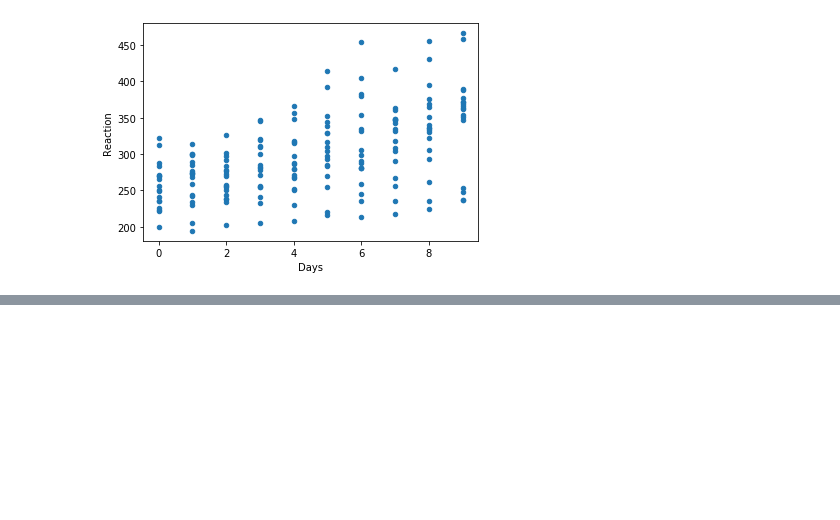
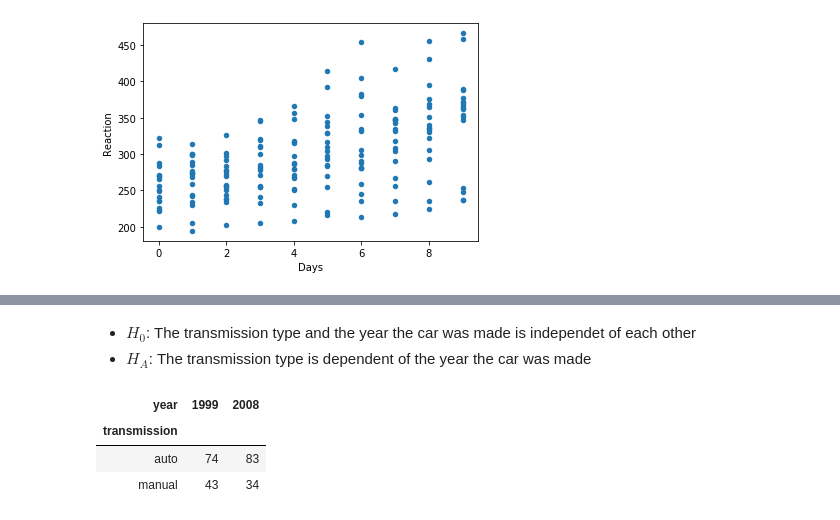
Before and after one commit to guedanie/statistics-exercises, a Jupyter notebook: hypothesis_testing.ipynb, the cells around one changed output, grey strips where cells are left out. Saved outputs shown, nothing was run; the diff lists cells and outputs as text; code cells hidden in the pictures; blank space fills up the shorter version.

```diff
--- a/hypothesis_testing.ipynb
+++ b/hypothesis_testing.ipynb
@@ -593,0 +666,3 @@ sleep.plot.scatter("Days", "Reaction")
+# %%
+mpg['transmission'] = mpg.trans.str[:-4]
+mpg.head()
@@ -593,0 +676,11 @@ sleep.plot.scatter("Days", "Reaction")
+# %% [markdown]
+* $H_0$: The transmission type and the year the car was made is independet of each other
+* $H_A$: The transmission type is dependent of the year the car was made
+# %%
+observed = pd.crosstab(mpg["transmission"], mpg.year)
+observed
+# %% [output]
+| year | 1999 | 2008 |
+| transmission |  |  |
+| auto | 74 | 83 |
+| manual | 43 | 34 |
```
Also changed, not shown: parts of 28 cells of this notebook.
